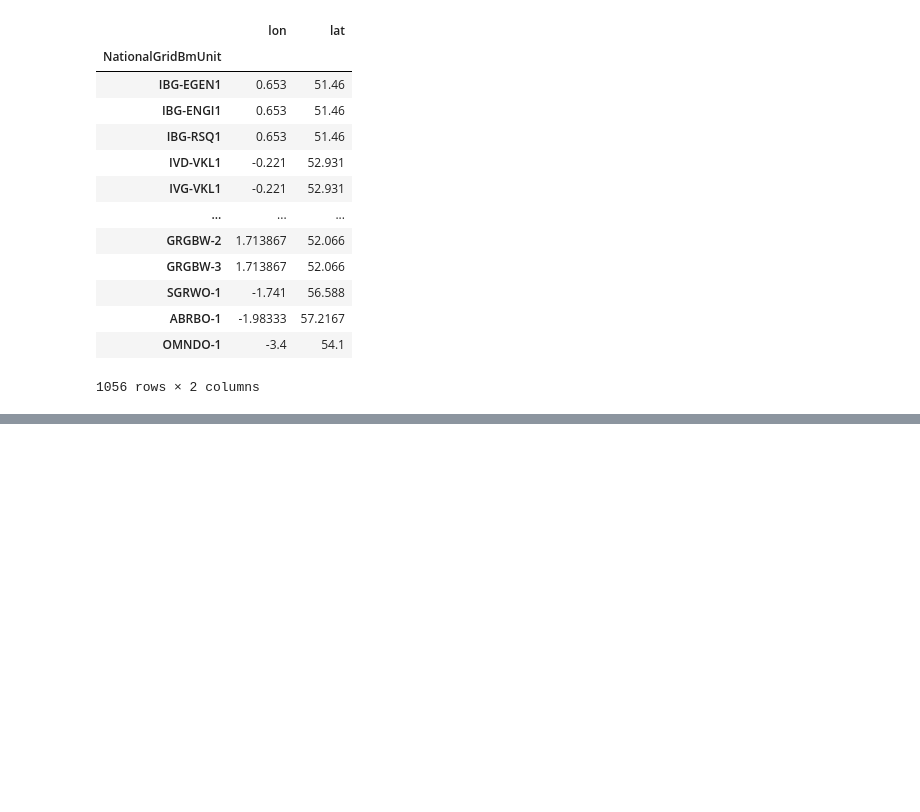
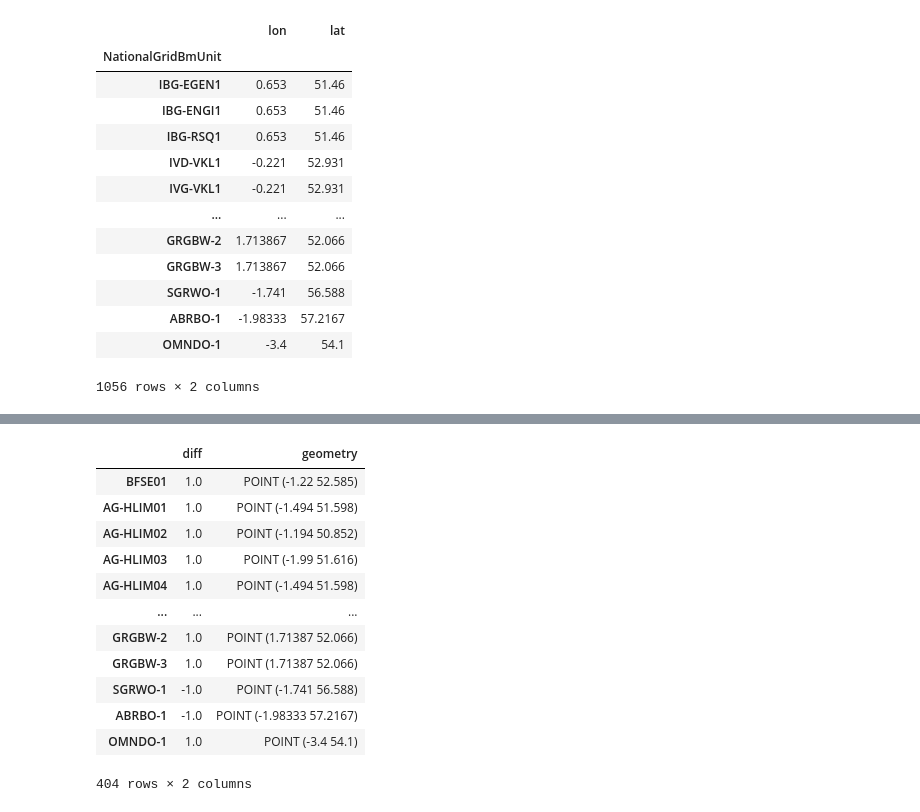
Before and after one commit to LukasFrankenQ/GBPower, a Jupyter notebook: notebooks/split_northsouth.ipynb, the cells around one changed output, grey strips where cells are left out. Drawn from its saved outputs; the diff is of its cells as text; code cells hidden in the pictures; blank space fills up the shorter version.

```diff
--- a/notebooks/split_northsouth.ipynb
+++ b/notebooks/split_northsouth.ipynb
@@ -74,4 +93,26 @@ diff = (zonal_total - n_total).clip(lower=-1, upper=1)
 # %%
 intersec = bmus.index.intersection(diff.index)
 
-gseries = gpd.GeoDataFrame(diff.loc[intersec], geometry=gpd.points_from_xy(bmus.loc[intersec, 'lon'], bmus.loc[intersec, 'lat'])).rename(columns={0: 'diff'})
+gseries = gpd.GeoDataFrame(
+    diff.loc[intersec],
+    geometry=gpd.points_from_xy(
+        bmus.loc[intersec, 'lon'],
+        bmus.loc[intersec, 'lat']
+        )
+    ).rename(columns={0: 'diff'})
+# %%
+gseries
+# %% [output]
+|  | diff | geometry |
+| BFSE01 | 1.0 | POINT (-1.22 52.585) |
+| AG-HLIM01 | 1.0 | POINT (-1.494 51.598) |
+| AG-HLIM02 | 1.0 | POINT (-1.194 50.852) |
+| AG-HLIM03 | 1.0 | POINT (-1.99 51.616) |
+| AG-HLIM04 | 1.0 | POINT (-1.494 51.598) |
+| ... | ... | ... |
+| GRGBW-2 | 1.0 | POINT (1.71387 52.066) |
+| GRGBW-3 | 1.0 | POINT (1.71387 52.066) |
+| SGRWO-1 | -1.0 | POINT (-1.741 56.588) |
+| ABRBO-1 | -1.0 | POINT (-1.98333 57.2167) |
+| OMNDO-1 | 1.0 | POINT (-3.4 54.1) |
+404 rows × 2 columns
```
Also changed, not shown: parts of 9 cells of this notebook, 2 other files.
